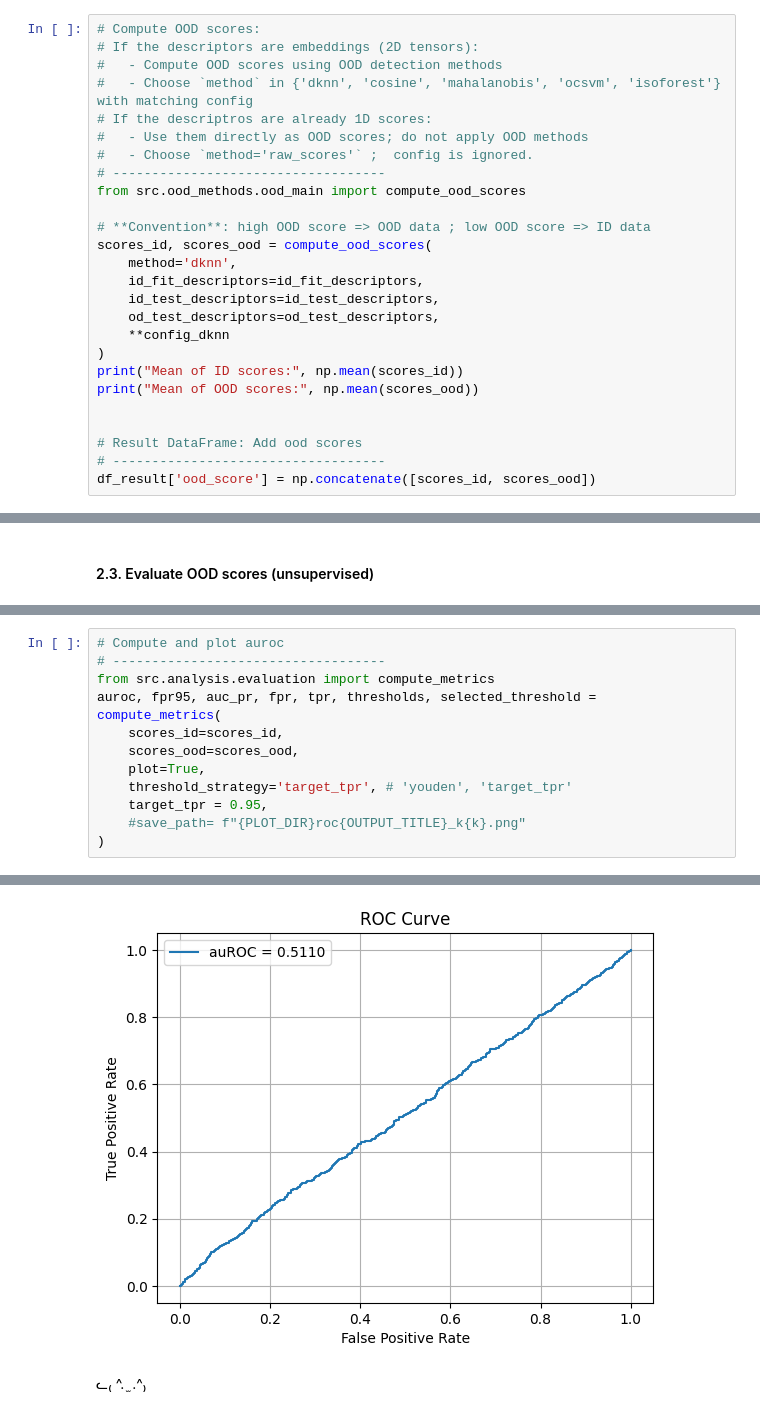
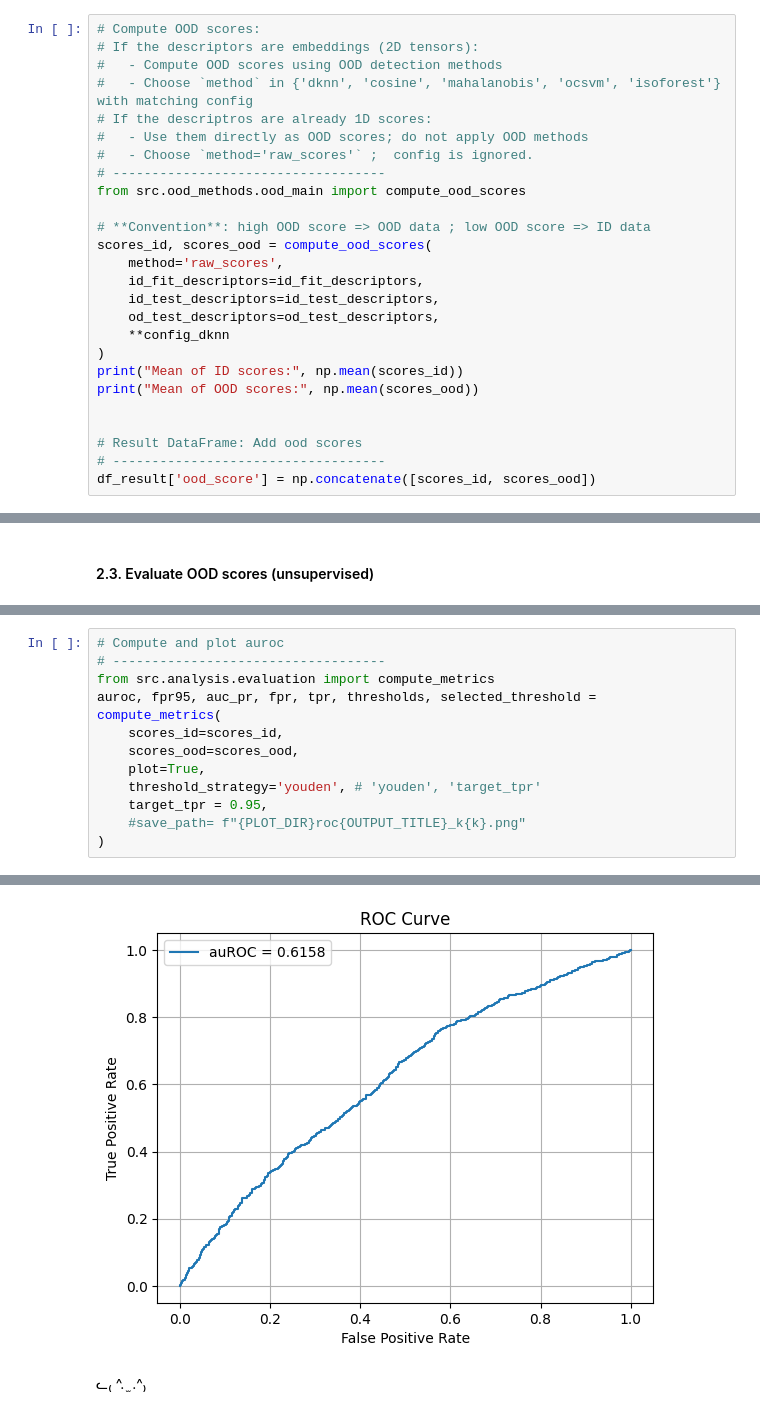
Before and after one commit to LilaR66/ood_for_hallucination_detection, a Jupyter notebook: notebooks/part2_analyze_results.ipynb, the cells around one changed output, grey strips where cells are left out. Cells and saved outputs as stored; diff of their text form.

```diff
--- a/notebooks/part2_analyze_results.ipynb
+++ b/notebooks/part2_analyze_results.ipynb
@@ -168,7 +168,7 @@ from src.ood_methods.ood_main import compute_ood_scores
 
 # **Convention**: high OOD score => OOD data ; low OOD score => ID data
 scores_id, scores_ood = compute_ood_scores(
-    method='dknn',
+    method='raw_scores',
     id_fit_descriptors=id_fit_descriptors,
     id_test_descriptors=id_test_descriptors,
     od_test_descriptors=od_test_descriptors,
@@ -215,7 +216,7 @@ auroc, fpr95, auc_pr, fpr, tpr, thresholds, selected_threshold = compute_metrics
     scores_id=scores_id,
     scores_ood=scores_ood,
     plot=True,
-    threshold_strategy='target_tpr', # 'youden', 'target_tpr'
+    threshold_strategy='youden', # 'youden', 'target_tpr'
     target_tpr = 0.95,
     #save_path= f"{PLOT_DIR}roc{OUTPUT_TITLE}_k{k}.png"
 )
@@ -227,4 +228,4 @@ Optimal Threshold (target_tpr): 0.2889
-[figure, old version]
+[figure, new version]
 # %% [markdown]
 ᓚ₍ ^. ̫ .^₎
 # %%
```
Also changed, not shown: parts of 17 cells of this notebook, 3 other files.
